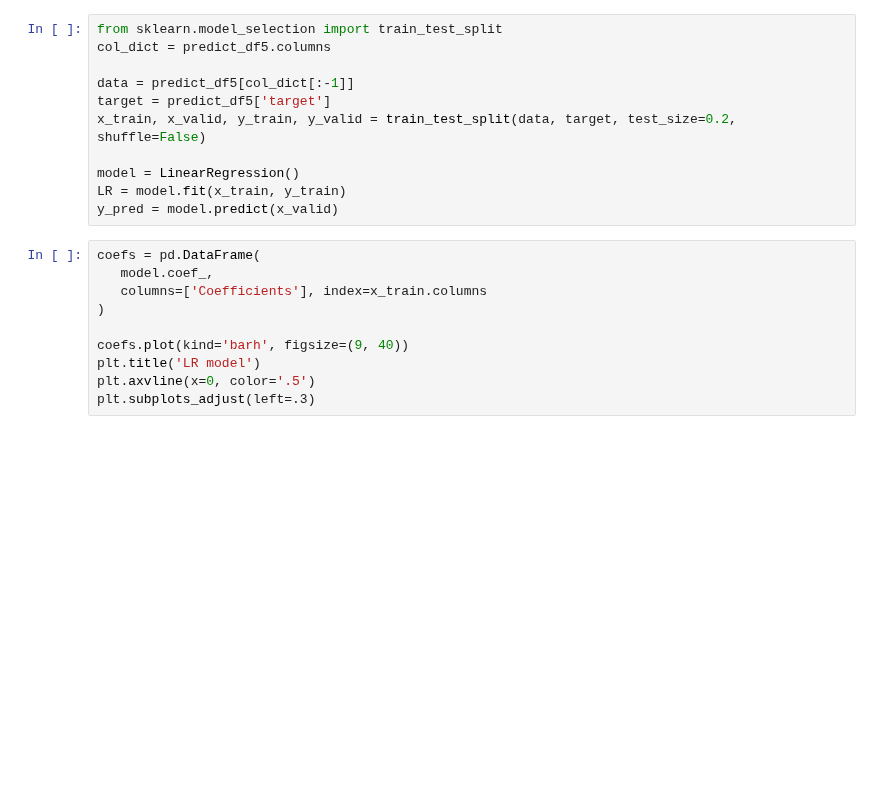
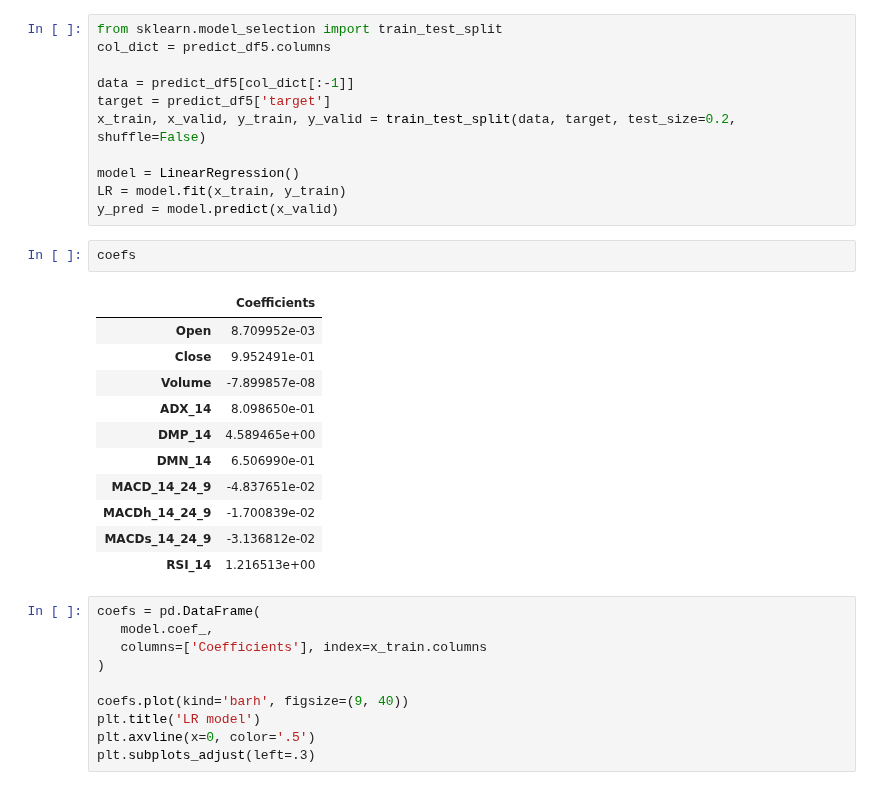
Before and after one commit to happysms/RuleBase-VS-TimeSeries-Algorithm, a Jupyter notebook: Model/LinearRegression/linear_regression_ Export.ipynb, the cells around one changed output. Drawn from its saved outputs; the diff is of its cells as text; blank space fills up the shorter version.

```diff
--- a/Model/LinearRegression/linear_regression_ Export.ipynb
+++ b/Model/LinearRegression/linear_regression_ Export.ipynb
@@ -96,6 +96,20 @@ x_train, x_valid, y_train, y_valid = train_test_split(data, target, test_size=0.
 model = LinearRegression()
 LR = model.fit(x_train, y_train)
 y_pred = model.predict(x_valid)
+# %%
+coefs
+# %% [output]
+|  | Coefficients |
+| Open | 8.709952e-03 |
+| Close | 9.952491e-01 |
+| Volume | -7.899857e-08 |
+| ADX_14 | 8.098650e-01 |
+| DMP_14 | 4.589465e+00 |
+| DMN_14 | 6.506990e-01 |
+| MACD_14_24_9 | -4.837651e-02 |
+| MACDh_14_24_9 | -1.700839e-02 |
+| MACDs_14_24_9 | -3.136812e-02 |
+| RSI_14 | 1.216513e+00 |
 # %%
 coefs = pd.DataFrame(
    model.coef_,
```
Also changed, not shown: parts of 7 cells of this notebook.
